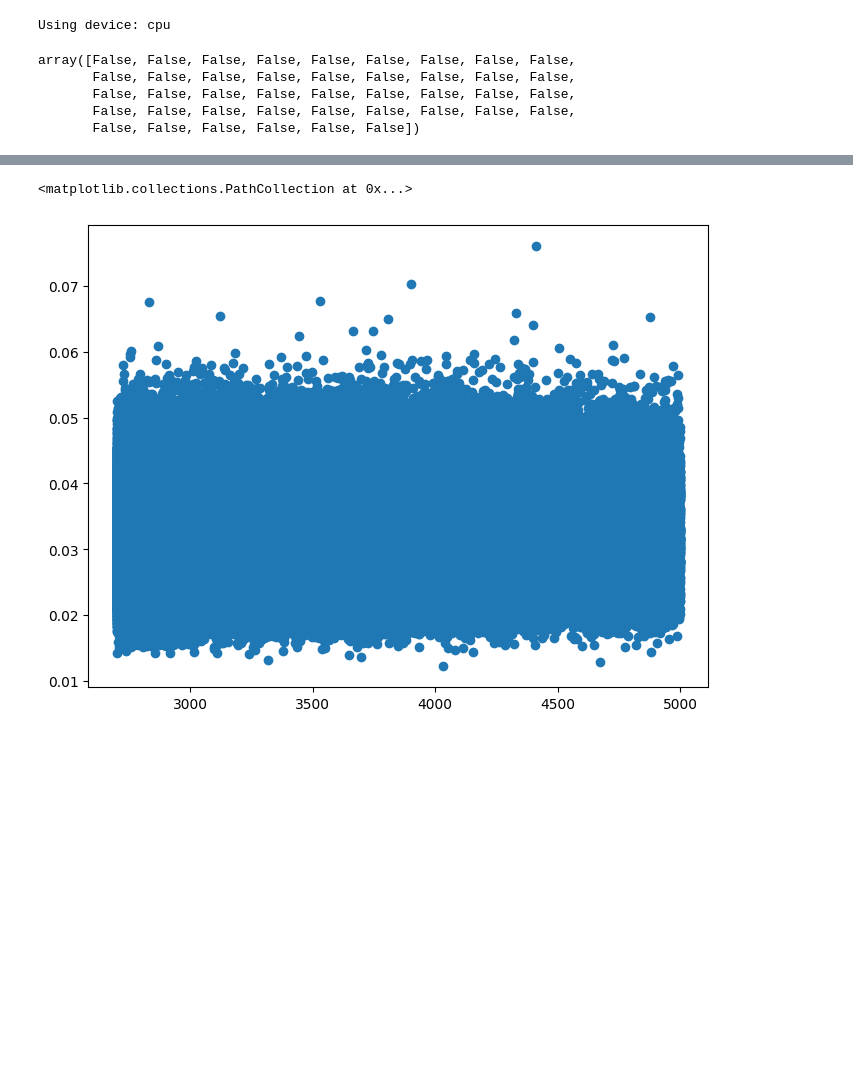
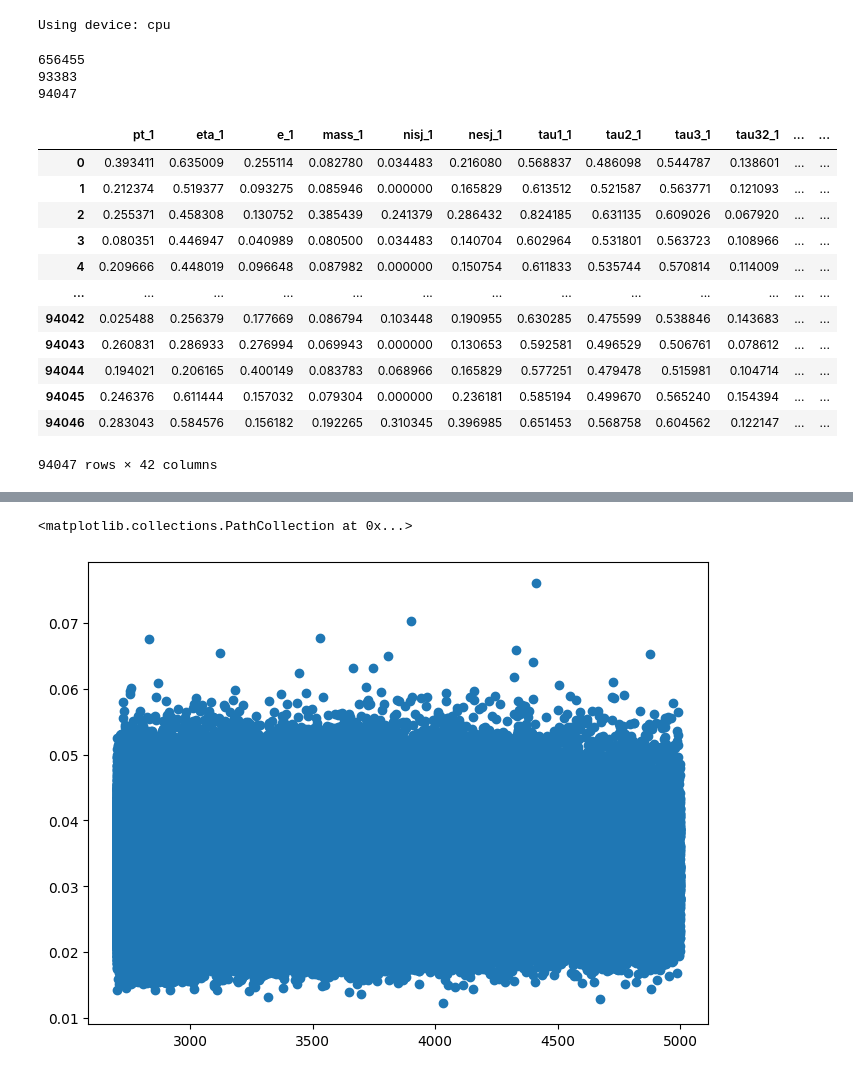
Before and after one commit to afduquebr/Autoencoder, a Jupyter notebook: test.ipynb, the cells around one changed output, grey strips where cells are left out. Cells and saved outputs as stored; diff of their text form; code cells hidden in the pictures; blank space fills up the shorter version.

Commit message:
Changing smooth to only Log + Scaler

```diff
--- a/test.ipynb
+++ b/test.ipynb
@@ -32,6 +32,7 @@ sig1 = pd.read_hdf(f"{path}/RnD_2j_scalars_sig.h5")
 sig2 = pd.read_hdf(f"{path}/RnD2_2j_scalars_sig.h5")
 
 selection = pd.read_csv("dijet-selection.csv", header=None).values[:, 0]
+smooth_cols = pd.read_csv("../Autoencoder/scale-selection.csv", header=None).values[:, 0]
 
 bkg.replace([np.nan, -np.inf, np.inf], 0, inplace=True)
 sig1.replace([np.nan, -np.inf, np.inf], 0, inplace=True)
@@ -78,19 +79,43 @@ sample_sig2 = sig2[selection].sample(frac=1)
 # Concatenate all datasets for the current column to find the global min and max
 all_data = pd.concat([sample_bkg, sample_sig1, sample_sig2])
 
+second_to_last_min = all_data[smooth_cols].apply(lambda x: sorted(set(x))[1] if len(set(x)) >= 2 else None)
+for col in smooth_cols:
+    min_val = second_to_last_min[col]
+    all_data[col] = all_data[col].replace(0, min_val)
+
+all_data[smooth_cols] = all_data[smooth_cols].apply(lambda x: np.log(x))
+
+
 # Create a MinMaxScaler object with adjusted parameters for the current column
 scaler = MinMaxScaler()
 data_scaled = pd.DataFrame(scaler.fit_transform(all_data), columns=selection)
 
 # Apply scaling to each dataset per column
-bkg_scaled = pd.DataFrame(scaler.transform(sample_bkg), columns=selection)
-sig1_scaled = pd.DataFrame(scaler.transform(sample_sig1), columns=selection)
-sig2_scaled = pd.DataFrame(scaler.transform(sample_sig2), columns=selection)
+bkg_scaled = data_scaled.iloc[:len(sample_bkg)]
+sig1_scaled = data_scaled.iloc[len(sample_bkg):-len(sample_sig2)]
+sig2_scaled = data_scaled.iloc[-len(sample_sig2):]
-# %%
-(sig2_scaled < 0).any().to_numpy()
-# %% [output]
-array([False, False, False, False, False, False, False, False, False,
-       False, False, False, False, False, False, False, False, False,
-       False, False, False, False, False, False, False, False, False,
-       False, False, False, False, False, False, False, False, False,
-       False, False, False, False, False, False])
+# %%
+print(len(sample_bkg))
+print(len(sample_sig1))
+print(len(sample_sig2))
+# %% [output]
+656455
+93383
+94047
+# %%
+sig2_scaled
+# %% [output]
+|  | pt_1 | eta_1 | e_1 | mass_1 | nisj_1 | nesj_1 | tau1_1 | tau2_1 | tau3_1 | tau32_1 | ... | ... |
+| 0 | 0.393411 | 0.635009 | 0.255114 | 0.082780 | 0.034483 | 0.216080 | 0.568837 | 0.486098 | 0.544787 | 0.138601 | ... | ... |
+| 1 | 0.212374 | 0.519377 | 0.093275 | 0.085946 | 0.000000 | 0.165829 | 0.613512 | 0.521587 | 0.563771 | 0.121093 | ... | ... |
+| 2 | 0.255371 | 0.458308 | 0.130752 | 0.385439 | 0.241379 | 0.286432 | 0.824185 | 0.631135 | 0.609026 | 0.067920 | ... | ... |
+| 3 | 0.080351 | 0.446947 | 0.040989 | 0.080500 | 0.034483 | 0.140704 | 0.602964 | 0.531801 | 0.563723 | 0.108966 | ... | ... |
+| 4 | 0.209666 | 0.448019 | 0.096648 | 0.087982 | 0.000000 | 0.150754 | 0.611833 | 0.535744 | 0.570814 | 0.114009 | ... | ... |
+| ... | ... | ... | ... | ... | ... | ... | ... | ... | ... | ... | ... | ... |
+| 94042 | 0.025488 | 0.256379 | 0.177669 | 0.086794 | 0.103448 | 0.190955 | 0.630285 | 0.475599 | 0.538846 | 0.143683 | ... | ... |
+| 94043 | 0.260831 | 0.286933 | 0.276994 | 0.069943 | 0.000000 | 0.130653 | 0.592581 | 0.496529 | 0.506761 | 0.078612 | ... | ... |
+| 94044 | 0.194021 | 0.206165 | 0.400149 | 0.083783 | 0.068966 | 0.165829 | 0.577251 | 0.479478 | 0.515981 | 0.104714 | ... | ... |
+| 94045 | 0.246376 | 0.611444 | 0.157032 | 0.079304 | 0.000000 | 0.236181 | 0.585194 | 0.499670 | 0.565240 | 0.154394 | ... | ... |
+| 94046 | 0.283043 | 0.584576 | 0.156182 | 0.192265 | 0.310345 | 0.396985 | 0.651453 | 0.568758 | 0.604562 | 0.122147 | ... | ... |
+94047 rows × 42 columns
```
Also changed, not shown: parts of 3 cells of this notebook, 4 other files.
